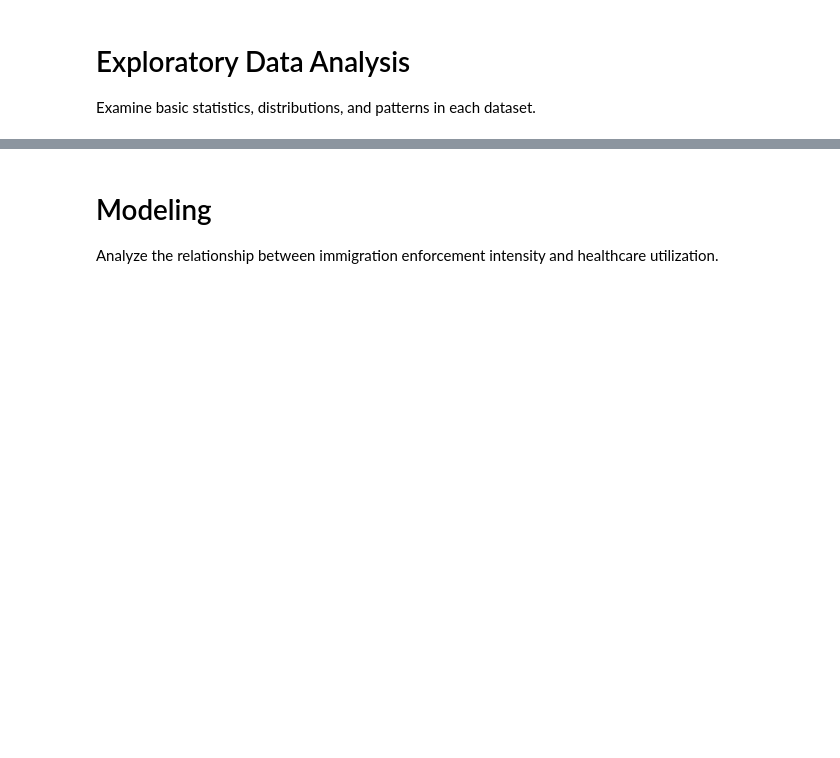
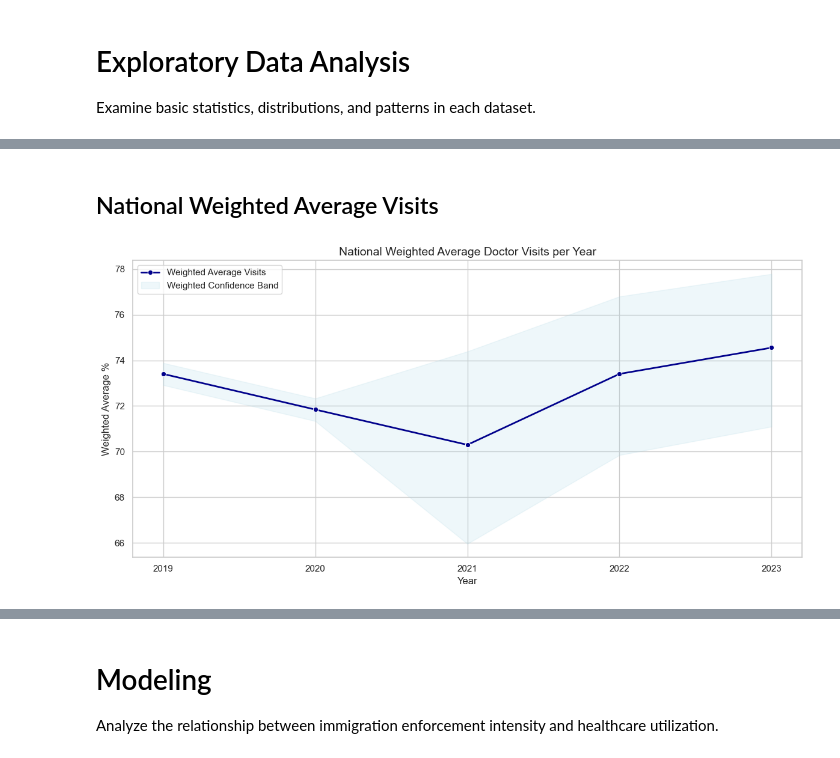
Before and after one commit to riverar9/data698-master-research-project, a Jupyter notebook: Appendix A - Python Code.ipynb, the cells around one changed output, grey strips where cells are left out. Drawn from its saved outputs; the diff is of its cells as text; code cells hidden in the pictures; blank space fills up the shorter version.

```diff
--- a/Appendix A - Python Code.ipynb
+++ b/Appendix A - Python Code.ipynb
@@ -320,0 +618,59 @@ print("Exploratory data analysis code will go here")
+# %% [markdown]
+## National Weighted Average Visits
+# %%
+# Creating a helper function to calculate weighted average of doctor visits per year, weighted by total population
+def weighted_stats(group):
+    """Calculates weighted averages for the metric and its confidence limits."""
+    w = group['totalpopulation']
+
+    # Calculate weighted means for each column
+    w_avg = np.average(group['doctor_visits_past_year'], weights=w)
+    w_low = np.average(group['low_confidence_limit'], weights=w)
+    w_high = np.average(group['high_confidence_limit'], weights=w)
+
+    return pd.Series({
+        'weighted_avg': w_avg,
+        'weighted_low': w_low,
+        'weighted_high': w_high
+    })
+
+# Calculate weighted average doctor visits per year
+df_yearly_weighted = df_merged[['year','doctor_visits_past_year','totalpopulation','low_confidence_limit','high_confidence_limit']].groupby('year').apply(weighted_stats).reset_index()
+df_yearly_weighted.head().columns = ['year', 'weighted_avg_visits','weighted_low','weighted_high']
+
+# 2. Plotting with Seaborn
+sns.set_theme(style="whitegrid")
+plt.figure(figsize=(12, 6))
+
+# Weighted mean line
+sns.lineplot(
+    data=df_yearly_weighted,
+    x='year',
+    y='weighted_avg',
+    marker='o',
+    color='darkblue',
+    linewidth=2,
+    label='Weighted Average Visits'
+)
+
+# Weighted confidence band
+plt.fill_between(
+    df_yearly_weighted['year'],
+    df_yearly_weighted['weighted_low'],
+    df_yearly_weighted['weighted_high'],
+    color='lightblue',
+    alpha=0.2,
+    label='Weighted Confidence Band'
+)
+
+# Formatting
+plt.title('National Weighted Average Doctor Visits per Year', fontsize=14)
+plt.xlabel('Year', fontsize=12)
+plt.ylabel('Weighted Average %', fontsize=12)
+plt.xticks(df_yearly_weighted['year'].unique())
+plt.legend()
+
+plt.tight_layout()
+plt.show()
+# %% [output]
+[figure, added]
```
Also changed, not shown: parts of 15 cells of this notebook.
